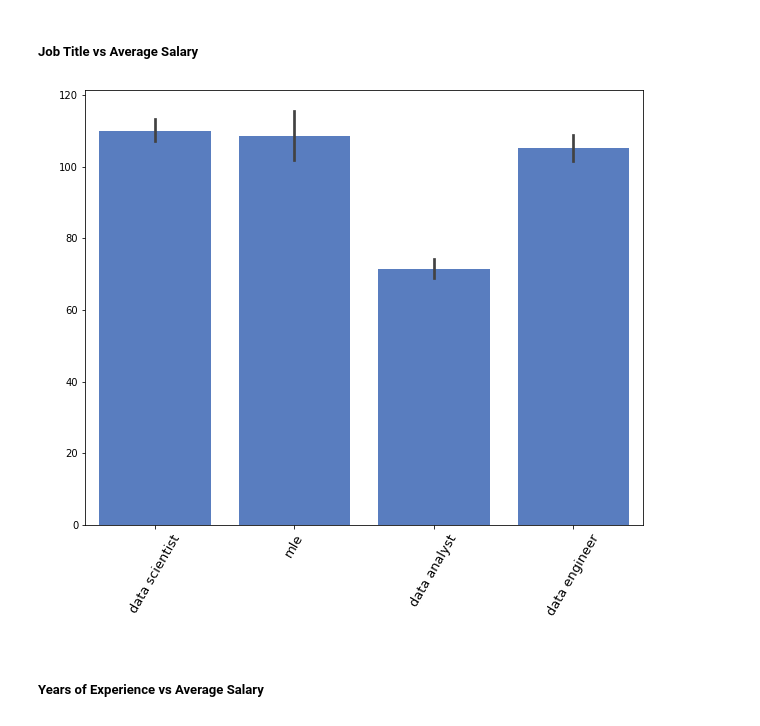
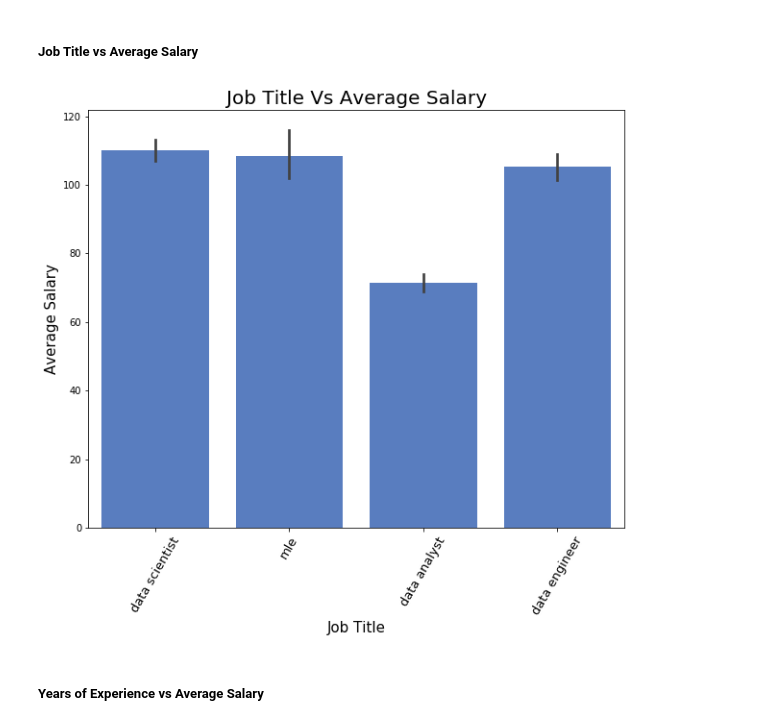
Before and after one commit to rmlevy1/nyc-mhtn-ds-010620-lectures, a Jupyter notebook: Final_Project/EDA & Feature Engineering.ipynb, the cells around one changed output. Saved outputs shown, nothing was run; the diff lists cells and outputs as text; code cells hidden in the pictures.

```diff
--- a/Final_Project/EDA & Feature Engineering.ipynb
+++ b/Final_Project/EDA & Feature Engineering.ipynb
@@ -117,15 +117,13 @@ plt.show()
 # %%
 plt.figure(figsize = (10,8))
 chart = sns.barplot(data=df, x='job_title', y='avg_salary', color = 'b')
 chart.set_xticklabels(chart.get_xticklabels(), rotation=60, fontsize =13)
-chart.set_xlabel(' ')
-chart.set_ylabel(' ')
-# chart.set_xlabel('Job Title', fontsize =15)
-# chart.set_ylabel('Average Salary', fontsize =15)
-# chart.set_title('Job Title Vs Average Salary', fontsize =20)
+chart.set_xlabel('Job Title', fontsize =15)
+chart.set_ylabel('Average Salary', fontsize =15)
+chart.set_title('Job Title Vs Average Salary', fontsize =20)
 plt.show()
 # %% [output]
-[figure, old version]
+[figure, new version]
 # %% [markdown]
 ##### Years of Experience vs Average Salary
 # %%
```
Also changed, not shown: parts of 2 cells of this notebook, 1 other file.
